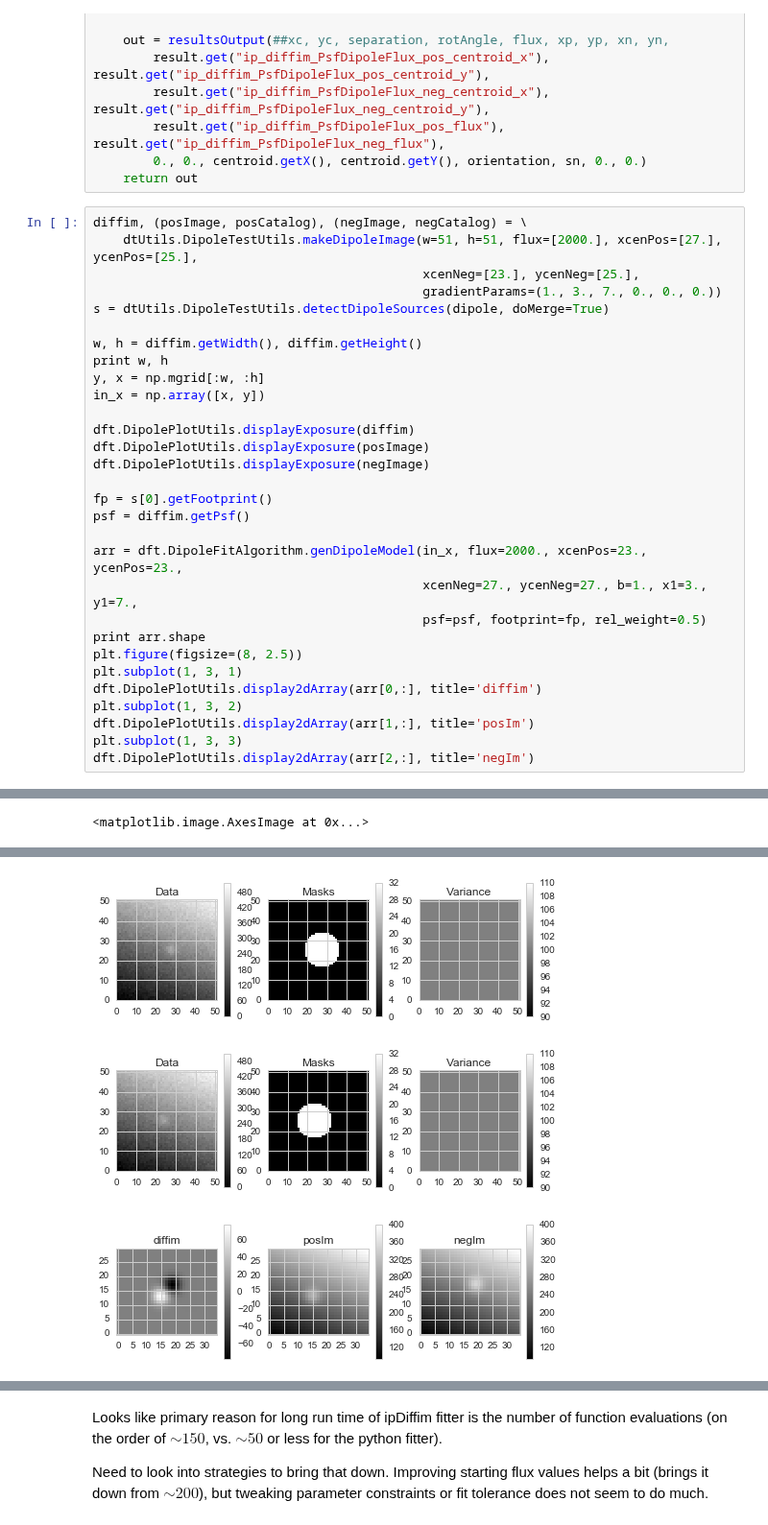
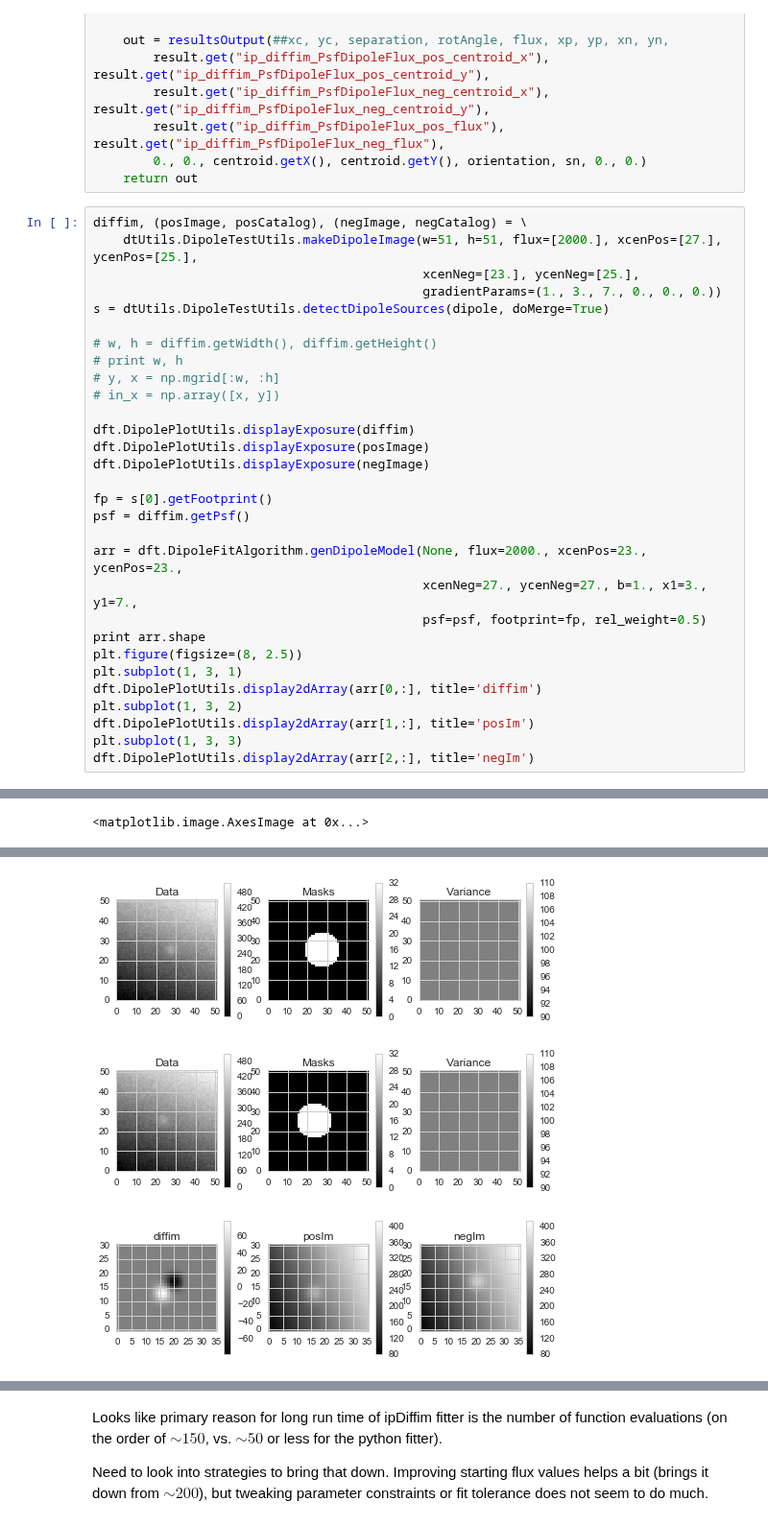
Before and after one commit to djreiss/lsst-dipole, a Jupyter notebook: notebooks/test_notebooks/8j. update to 8g - use code from new ip_diffim scripts.ipynb, the cells around one changed output, grey strips where cells are left out. Shown at 96% size. Drawn from its saved outputs; the diff is of its cells as text.

Commit message:
final notebook after fixing ip_diffim fitter

```diff
--- a/notebooks/test_notebooks/8j. update to 8g - use code from new ip_diffim scripts.ipynb
+++ b/notebooks/test_notebooks/8j. update to 8g - use code from new ip_diffim scripts.ipynb
@@ -199,10 +199,10 @@ diffim, (posImage, posCatalog), (negImage, negCatalog) = \
                                             gradientParams=(1., 3., 7., 0., 0., 0.))
 s = dtUtils.DipoleTestUtils.detectDipoleSources(dipole, doMerge=True)
 
-w, h = diffim.getWidth(), diffim.getHeight()
-print w, h
-y, x = np.mgrid[:w, :h]
-in_x = np.array([x, y])
+# w, h = diffim.getWidth(), diffim.getHeight()
+# print w, h
+# y, x = np.mgrid[:w, :h]
+# in_x = np.array([x, y])
 
 dft.DipolePlotUtils.displayExposure(diffim)
 dft.DipolePlotUtils.displayExposure(posImage)
@@ -211,7 +211,7 @@ dft.DipolePlotUtils.displayExposure(negImage)
 fp = s[0].getFootprint()
 psf = diffim.getPsf()
 
-arr = dft.DipoleFitAlgorithm.genDipoleModel(in_x, flux=2000., xcenPos=23., ycenPos=23.,
+arr = dft.DipoleFitAlgorithm.genDipoleModel(None, flux=2000., xcenPos=23., ycenPos=23.,
                                             xcenNeg=27., ycenNeg=27., b=1., x1=3., y1=7.,
                                             psf=psf, footprint=fp, rel_weight=0.5)
 print arr.shape
@@ -228,8 +227,8 @@ dft.DipolePlotUtils.display2dArray(arr[2,:], title='negIm')
 <matplotlib.image.AxesImage at 0x...>
 [figure]
 [figure]
 [figure]
-[figure, old version]
+[figure, new version]
 # %%
 result = dft.DipoleFitAlgorithm.fitDipole_new(diffim, s[0], posImage, negImage, verbose=True,
                                               rel_weight=0.5, separateNegParams=False, display=True)
```
Also changed, not shown: parts of 28 cells of this notebook, 1 other file.
